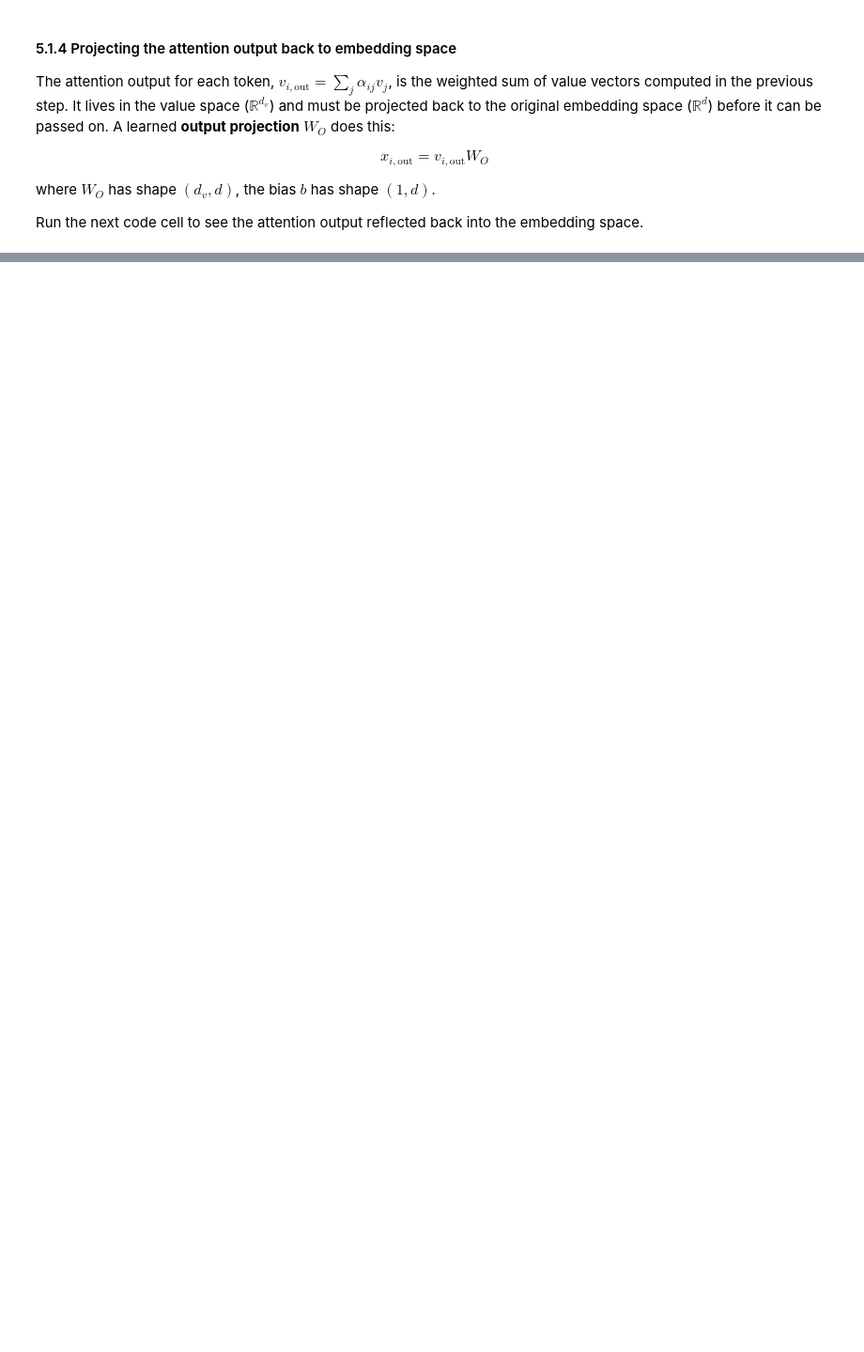
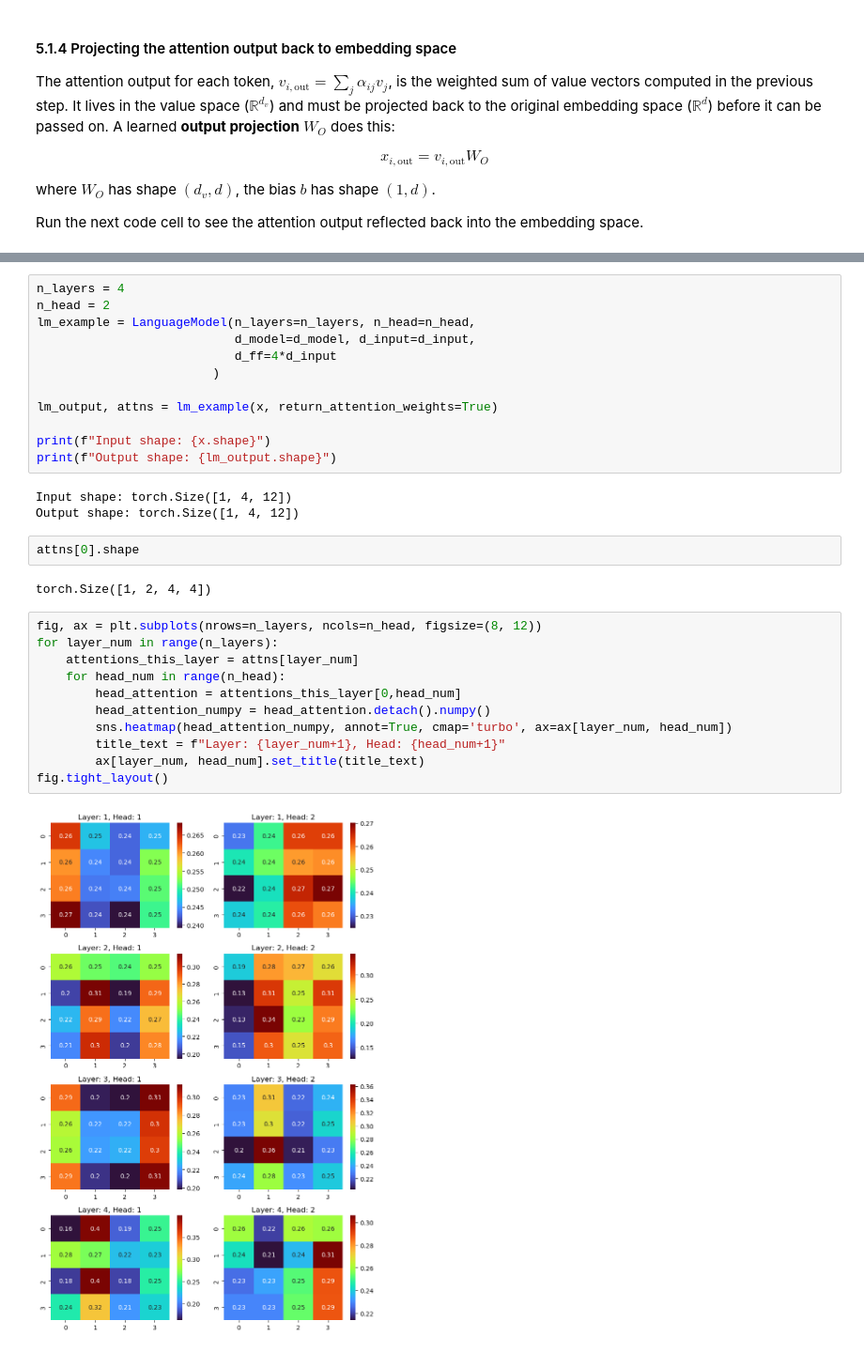
Before and after one commit to cryoTUD/ai4nanobiology, a Jupyter notebook: week_5/2_protein_language_models.ipynb, the cells around one changed output, grey strips where cells are left out. Shown at 94% size. Saved outputs shown, nothing was run; the diff lists cells and outputs as text; blank space fills up the shorter version.

```diff
--- a/week_5/2_protein_language_models.ipynb
+++ b/week_5/2_protein_language_models.ipynb
@@ -256,0 +393,32 @@ print(attention_weights.sum(axis=1))  # Should be close to 1 for each row
+# %%
+n_layers = 4
+n_head = 2
+lm_example = LanguageModel(n_layers=n_layers, n_head=n_head,
+                           d_model=d_model, d_input=d_input,
+                           d_ff=4*d_input
+                        )
+
+lm_output, attns = lm_example(x, return_attention_weights=True)
+
+print(f"Input shape: {x.shape}")
+print(f"Output shape: {lm_output.shape}")
+# %% [output]
+Input shape: torch.Size([1, 4, 12])
+Output shape: torch.Size([1, 4, 12])
+# %%
+attns[0].shape
+# %% [output]
+torch.Size([1, 2, 4, 4])
+# %%
+fig, ax = plt.subplots(nrows=n_layers, ncols=n_head, figsize=(8, 12))
+for layer_num in range(n_layers):
+    attentions_this_layer = attns[layer_num]
+    for head_num in range(n_head):
+        head_attention = attentions_this_layer[0,head_num]
+        head_attention_numpy = head_attention.detach().numpy()
+        sns.heatmap(head_attention_numpy, annot=True, cmap='turbo', ax=ax[layer_num, head_num])
+        title_text = f"Layer: {layer_num+1}, Head: {head_num+1}"
+        ax[layer_num, head_num].set_title(title_text)
+fig.tight_layout()
+# %% [output]
+[figure, added]
```
Also changed, not shown: parts of 25 cells of this notebook, 1 other file.
